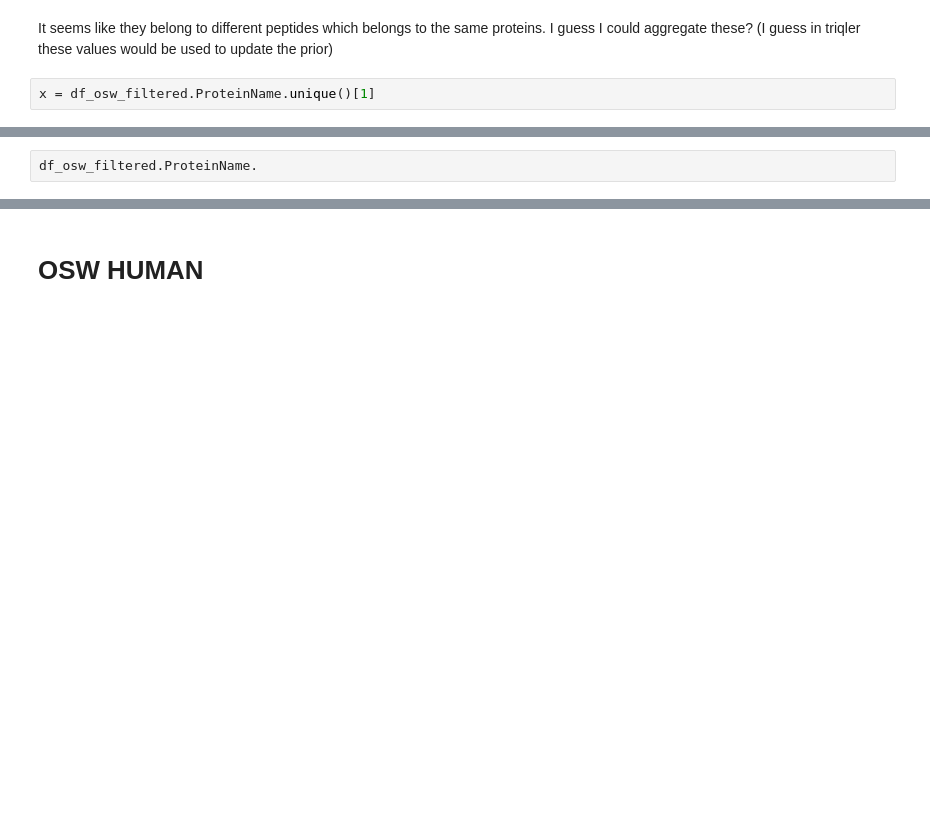
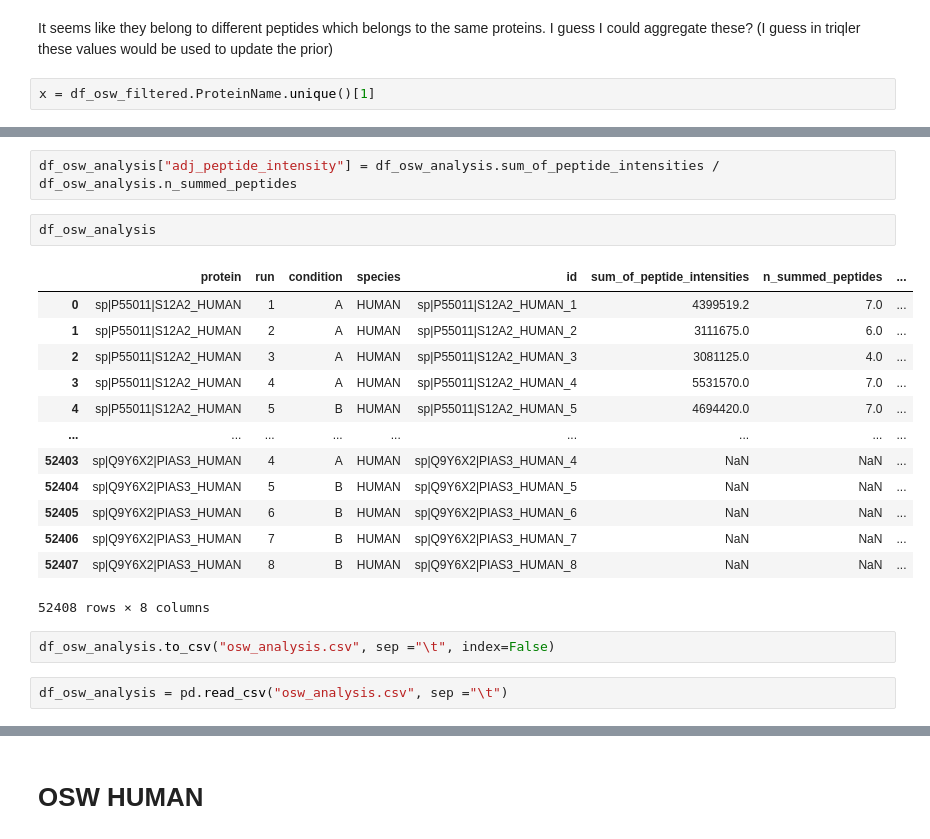
Before and after one commit to statisticalbiotechnology/dia_sum, a Jupyter notebook: experiments/2021-02-18 diff exp triqler vs osw .ipynb, the cells around one changed output, grey strips where cells are left out. Cells and saved outputs as stored; diff of their text form; blank space fills up the shorter version.

```diff
--- a/experiments/2021-02-18 diff exp triqler vs osw .ipynb
+++ b/experiments/2021-02-18 diff exp triqler vs osw .ipynb
@@ -373,2 +373,22 @@ array(['sp|P55011|S12A2_HUMAN', 'sp|Q96T51|RUFY1_HUMAN',
-# %%
-df_osw_filtered.ProteinName.
+# %%
+df_osw_analysis["adj_peptide_intensity"] = df_osw_analysis.sum_of_peptide_intensities / df_osw_analysis.n_summed_peptides
+# %%
+df_osw_analysis
+# %% [output]
+|  | protein | run | condition | species | id | sum_of_peptide_intensities | n_summed_peptides | ... |
+| 0 | sp|P55011|S12A2_HUMAN | 1 | A | HUMAN | sp|P55011|S12A2_HUMAN_1 | 4399519.2 | 7.0 | ... |
+| 1 | sp|P55011|S12A2_HUMAN | 2 | A | HUMAN | sp|P55011|S12A2_HUMAN_2 | 3111675.0 | 6.0 | ... |
+| 2 | sp|P55011|S12A2_HUMAN | 3 | A | HUMAN | sp|P55011|S12A2_HUMAN_3 | 3081125.0 | 4.0 | ... |
+| 3 | sp|P55011|S12A2_HUMAN | 4 | A | HUMAN | sp|P55011|S12A2_HUMAN_4 | 5531570.0 | 7.0 | ... |
+| 4 | sp|P55011|S12A2_HUMAN | 5 | B | HUMAN | sp|P55011|S12A2_HUMAN_5 | 4694420.0 | 7.0 | ... |
+| ... | ... | ... | ... | ... | ... | ... | ... | ... |
+| 52403 | sp|Q9Y6X2|PIAS3_HUMAN | 4 | A | HUMAN | sp|Q9Y6X2|PIAS3_HUMAN_4 | NaN | NaN | ... |
+| 52404 | sp|Q9Y6X2|PIAS3_HUMAN | 5 | B | HUMAN | sp|Q9Y6X2|PIAS3_HUMAN_5 | NaN | NaN | ... |
+| 52405 | sp|Q9Y6X2|PIAS3_HUMAN | 6 | B | HUMAN | sp|Q9Y6X2|PIAS3_HUMAN_6 | NaN | NaN | ... |
+| 52406 | sp|Q9Y6X2|PIAS3_HUMAN | 7 | B | HUMAN | sp|Q9Y6X2|PIAS3_HUMAN_7 | NaN | NaN | ... |
+| 52407 | sp|Q9Y6X2|PIAS3_HUMAN | 8 | B | HUMAN | sp|Q9Y6X2|PIAS3_HUMAN_8 | NaN | NaN | ... |
+52408 rows × 8 columns
+# %%
+df_osw_analysis.to_csv("osw_analysis.csv", sep ="\t", index=False)
+# %%
+df_osw_analysis = pd.read_csv("osw_analysis.csv", sep ="\t")
```
Also changed, not shown: parts of 41 cells of this notebook.
